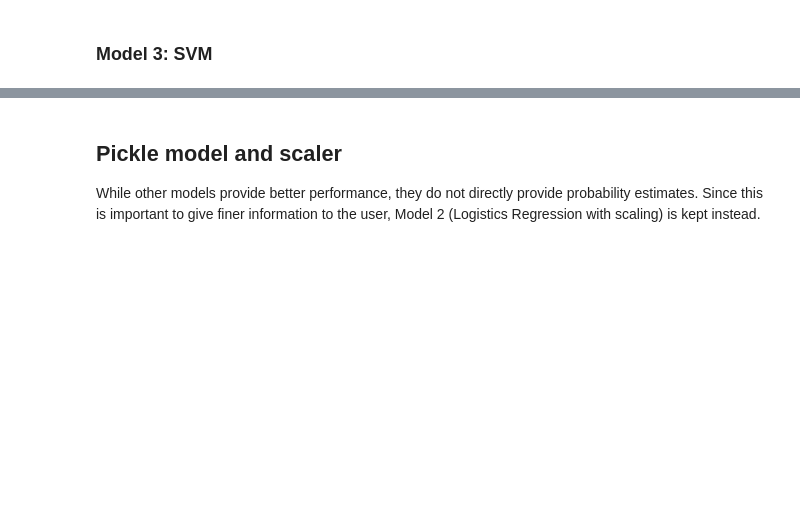
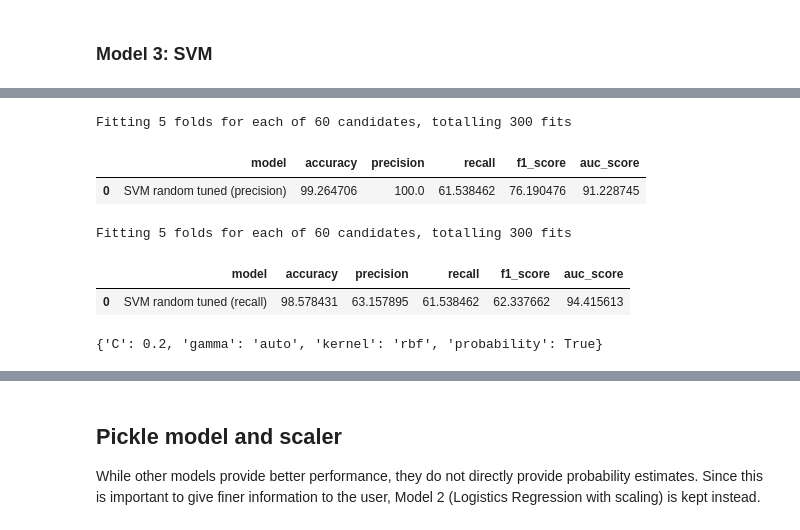
Before and after one commit to benoitchamot/Shootings, a Jupyter notebook: Model/Model_training.ipynb, the cells around one changed output, grey strips where cells are left out. Saved outputs shown, nothing was run; the diff lists cells and outputs as text; code cells hidden in the pictures; blank space fills up the shorter version.

```diff
--- a/Model/Model_training.ipynb
+++ b/Model/Model_training.ipynb
@@ -353,0 +179,62 @@ models_performance
+# %%
+model = SVC()
+
+params = {
+    'probability': [True],
+    'C': np.linspace(.05, .2, 10), # regularisation
+    'kernel': ['linear', 'rbf', 'sigmoid'],
+    'gamma': ['scale', 'auto'],
+}
+
+scoring='precision'
+
+grid = GridSearchCV(model, params, scoring=scoring, verbose=3, n_jobs=-1)
+
+# Train models
+grid.fit(X_train, y_train)
+
+# Get best parameters
+tuned_svc_1 = SVC(**grid.best_params_).fit(X_train, y_train)
+
+y_proba = tuned_svc_1.predict_proba(X_test)[:,1]
+y_pred = tuned_svc_1.predict(X_test)
+
+metrics_1, _, __ = model_performance_metrics(y_test, y_proba, y_pred, model_name='SVM random tuned (precision)')
+display(pd.DataFrame([metrics_1]))
+# %% [output]
+Fitting 5 folds for each of 60 candidates, totalling 300 fits
+|  | model | accuracy | precision | recall | f1_score | auc_score |
+| 0 | SVM random tuned (precision) | 99.264706 | 100.0 | 61.538462 | 76.190476 | 91.228745 |
+# %%
+model = SVC()
+
+params = {
+    'probability': [True],
+    'C': np.linspace(.05, .2, 10), # regularisation
+    'kernel': ['linear', 'rbf', 'sigmoid'],
+    'gamma': ['scale', 'auto'],
+}
+
+scoring='recall'
+
+grid = GridSearchCV(model, params, scoring=scoring, verbose=3, n_jobs=-1)
+
+# Train models
+grid.fit(X_train, y_train)
+
+# Get best parameters
+tuned_svc_2 = SVC(**grid.best_params_).fit(X_train, y_train)
+
+y_proba = tuned_svc_2.predict_proba(X_test)[:,1]
+y_pred = tuned_svc_2.predict(X_test)
+
+metrics_2, _, __ = model_performance_metrics(y_test, y_proba, y_pred, model_name='SVM random tuned (recall)')
+display(pd.DataFrame([metrics_2]))
+# %% [output]
+Fitting 5 folds for each of 60 candidates, totalling 300 fits
+|  | model | accuracy | precision | recall | f1_score | auc_score |
+| 0 | SVM random tuned (recall) | 98.578431 | 63.157895 | 61.538462 | 62.337662 | 94.415613 |
+# %%
+grid.best_params_
+# %% [output]
+{'C': 0.2, 'gamma': 'auto', 'kernel': 'rbf', 'probability': True}
```
Also changed, not shown: parts of 43 cells of this notebook.
